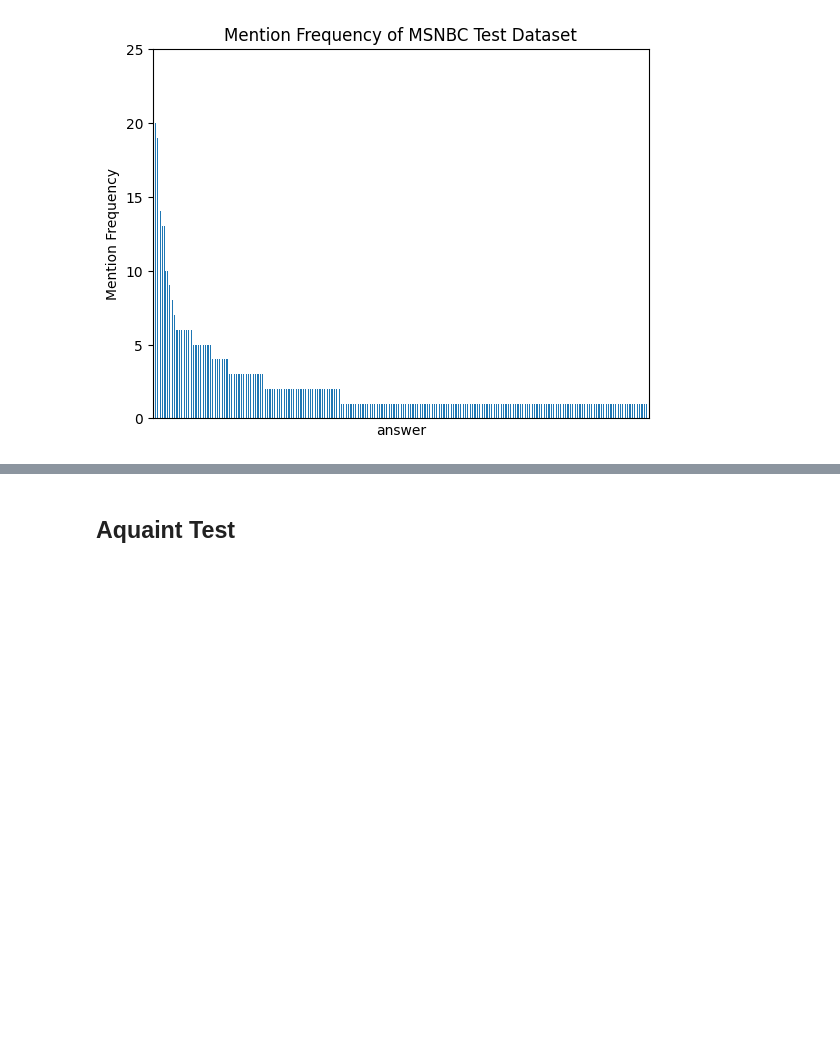
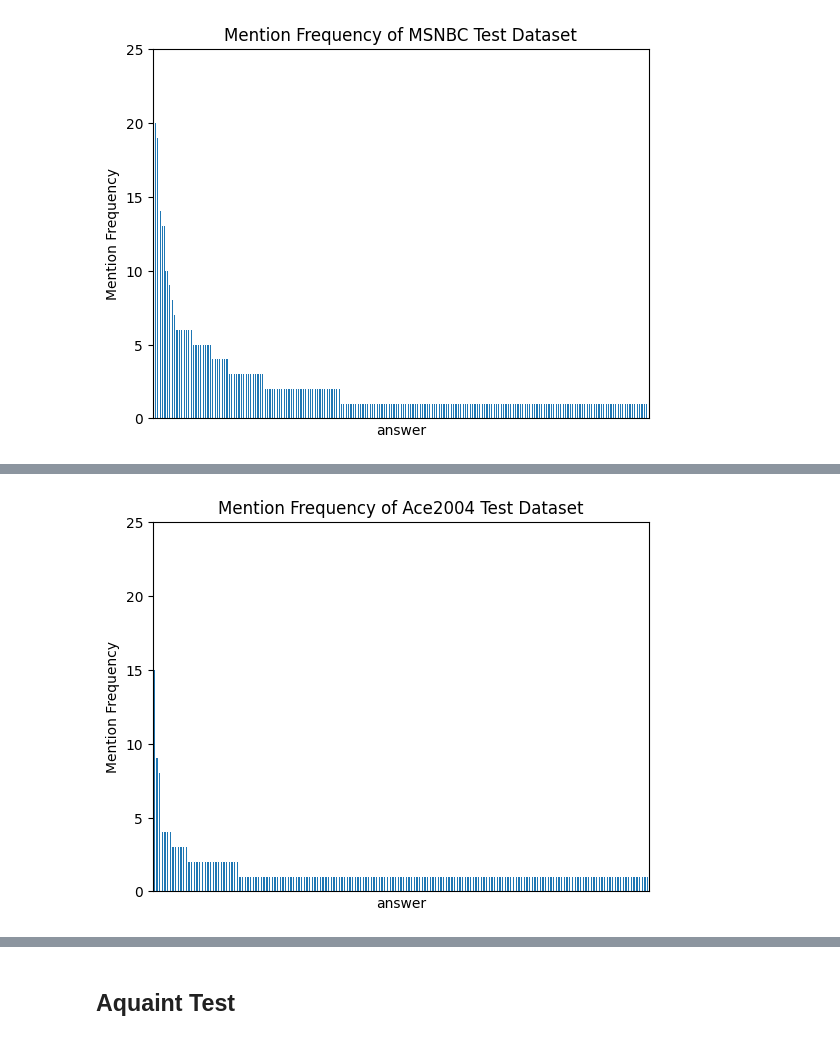
Before and after one commit to Blowdire/ExtractiveEntityDisambigationNILPred, a Jupyter notebook: DataExploration.ipynb, the cells around one changed output, grey strips where cells are left out. Saved outputs shown, nothing was run; the diff lists cells and outputs as text; code cells hidden in the pictures; blank space fills up the shorter version.

```diff
--- a/DataExploration.ipynb
+++ b/DataExploration.ipynb
@@ -137,3 +194,29 @@ plt.show()
+# %%
+import pandas as pd
+
+df = pd.read_json("./Datasets/Base/ace2004-test-kilt.jsonl", lines=True)
+df["answer"] = df["output"].apply(lambda x: x[0]["answer"])
+# %%
+mention_frequency = df.groupby("answer").size()
+# %%
+import matplotlib.pyplot as plt
+
+plt.tick_params(
+    axis="x",  # changes apply to the x-axis
+    which="both",  # both major and minor ticks are affected
+    bottom=False,  # ticks along the bottom edge are off
+    top=False,  # ticks along the top edge are off
+    labelbottom=False,
+)
+plt.ylim(0, 25)
+plt.xlabel("Mentions")
+plt.ylabel("Mention Frequency")
+plt.title("Mention Frequency of Ace2004 Test Dataset")
+mention_frequency_sorted = mention_frequency.sort_values(ascending=False)
+mention_frequency_sorted.plot.bar()
+plt.show()
+# %% [output]
+[figure, added]
 # %%
 import numpy as np
 
```
Also changed, not shown: parts of 21 cells of this notebook, 25 other files.
